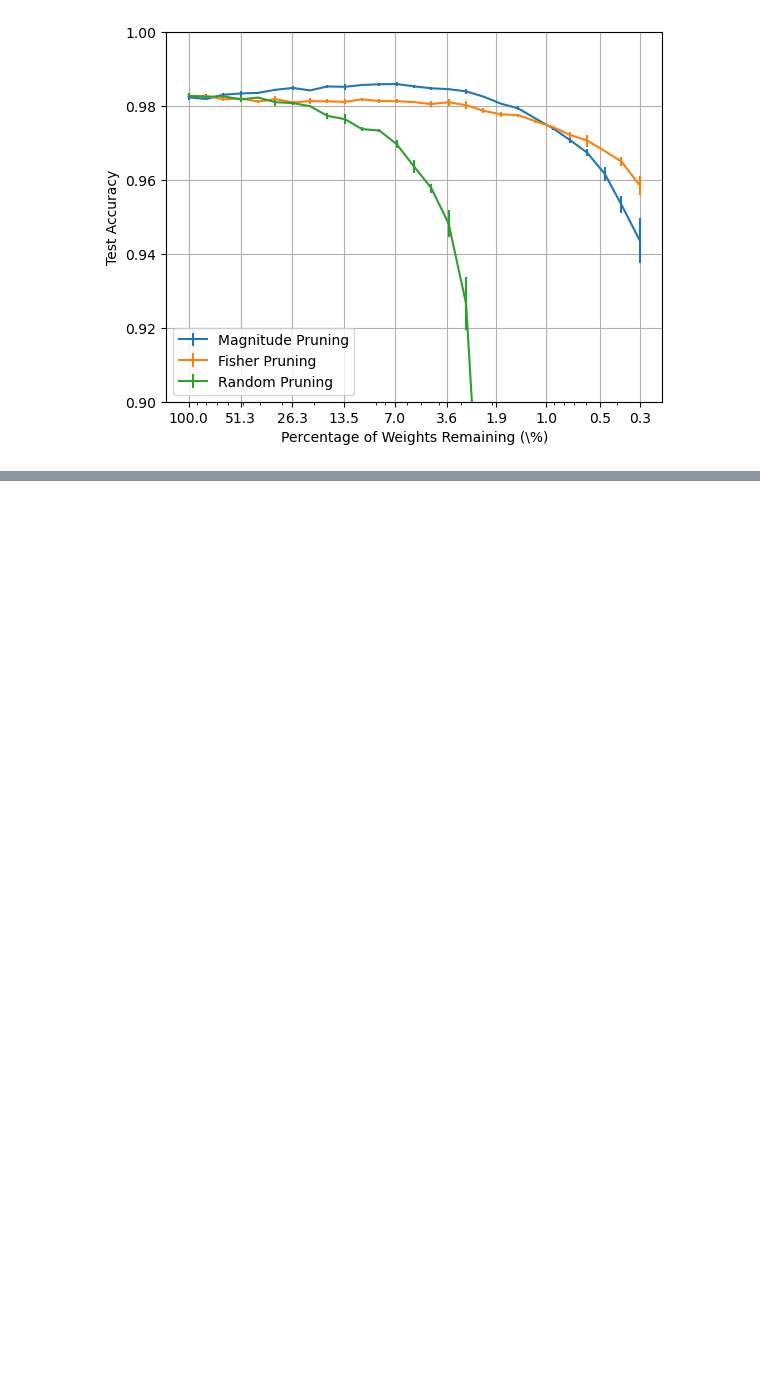
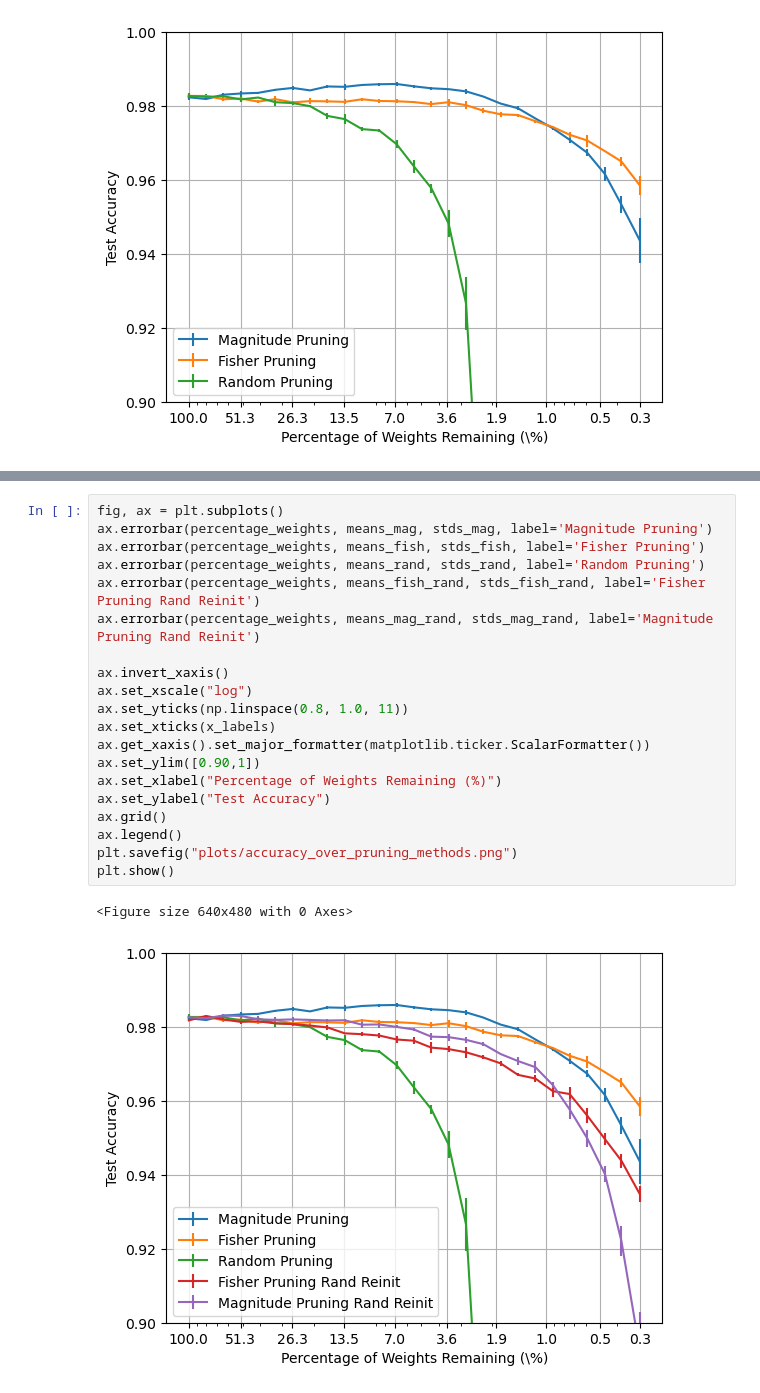
Before and after one commit to Thomas-Christie/lth, a Jupyter notebook: experimentation/accuracy_propagation_in_levels.ipynb, the cells around one changed output, grey strips where cells are left out. Saved outputs shown, nothing was run; the diff lists cells and outputs as text; blank space fills up the shorter version.

```diff
--- a/experimentation/accuracy_propagation_in_levels.ipynb
+++ b/experimentation/accuracy_propagation_in_levels.ipynb
@@ -191,0 +226,23 @@ plt.show()
+# %%
+fig, ax = plt.subplots()
+ax.errorbar(percentage_weights, means_mag, stds_mag, label='Magnitude Pruning')
+ax.errorbar(percentage_weights, means_fish, stds_fish, label='Fisher Pruning')
+ax.errorbar(percentage_weights, means_rand, stds_rand, label='Random Pruning')
+ax.errorbar(percentage_weights, means_fish_rand, stds_fish_rand, label='Fisher Pruning Rand Reinit')
+ax.errorbar(percentage_weights, means_mag_rand, stds_mag_rand, label='Magnitude Pruning Rand Reinit')
+
+ax.invert_xaxis()
+ax.set_xscale("log")
+ax.set_yticks(np.linspace(0.8, 1.0, 11))
+ax.set_xticks(x_labels)
+ax.get_xaxis().set_major_formatter(matplotlib.ticker.ScalarFormatter())
+ax.set_ylim([0.90,1])
+ax.set_xlabel("Percentage of Weights Remaining (%)")
+ax.set_ylabel("Test Accuracy")
+ax.grid()
+ax.legend()
+plt.savefig("plots/accuracy_over_pruning_methods.png")
+plt.show()
+# %% [output]
+<Figure size 640x480 with 0 Axes>
+[figure, added]
```
Also changed, not shown: parts of 6 cells of this notebook, 6 other files.
